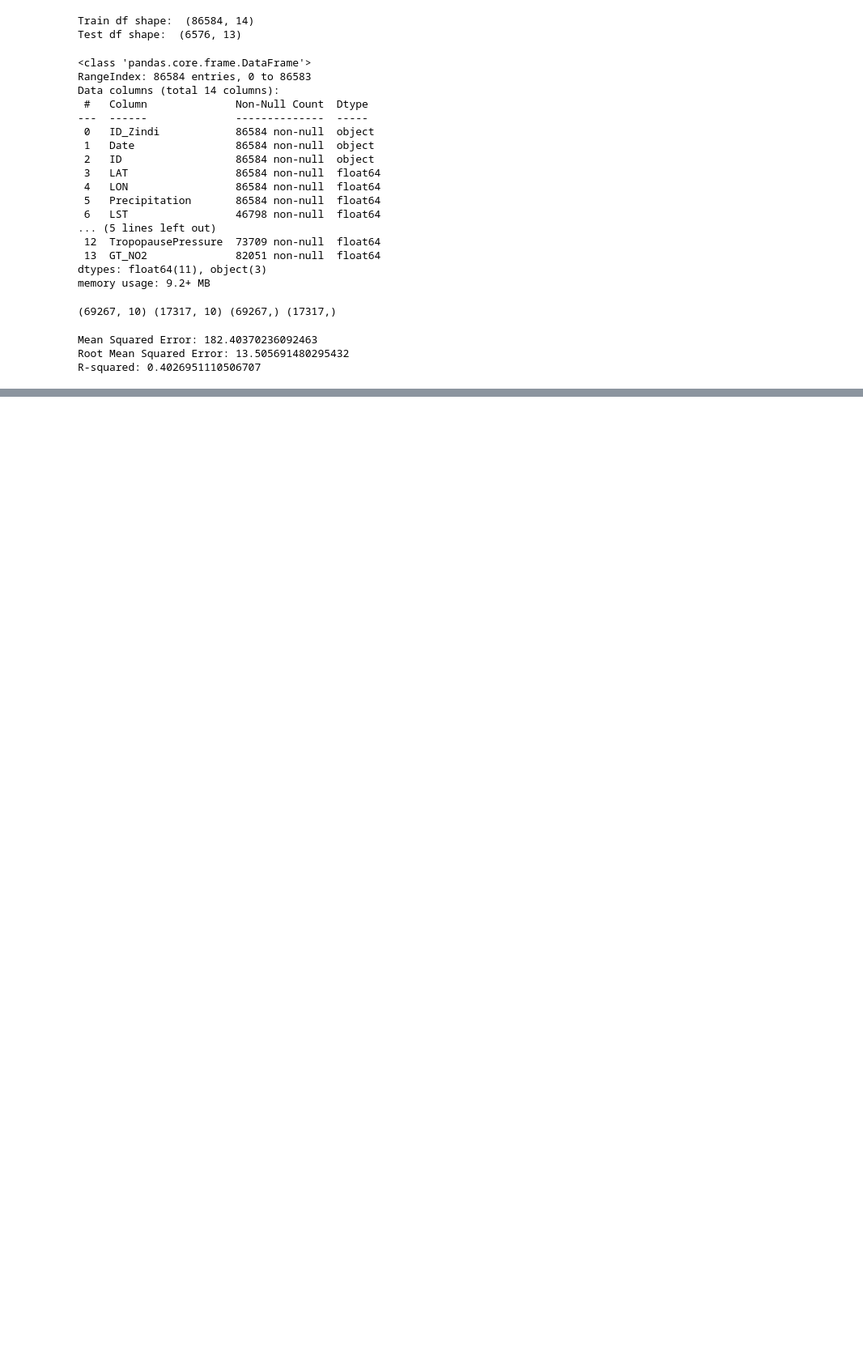
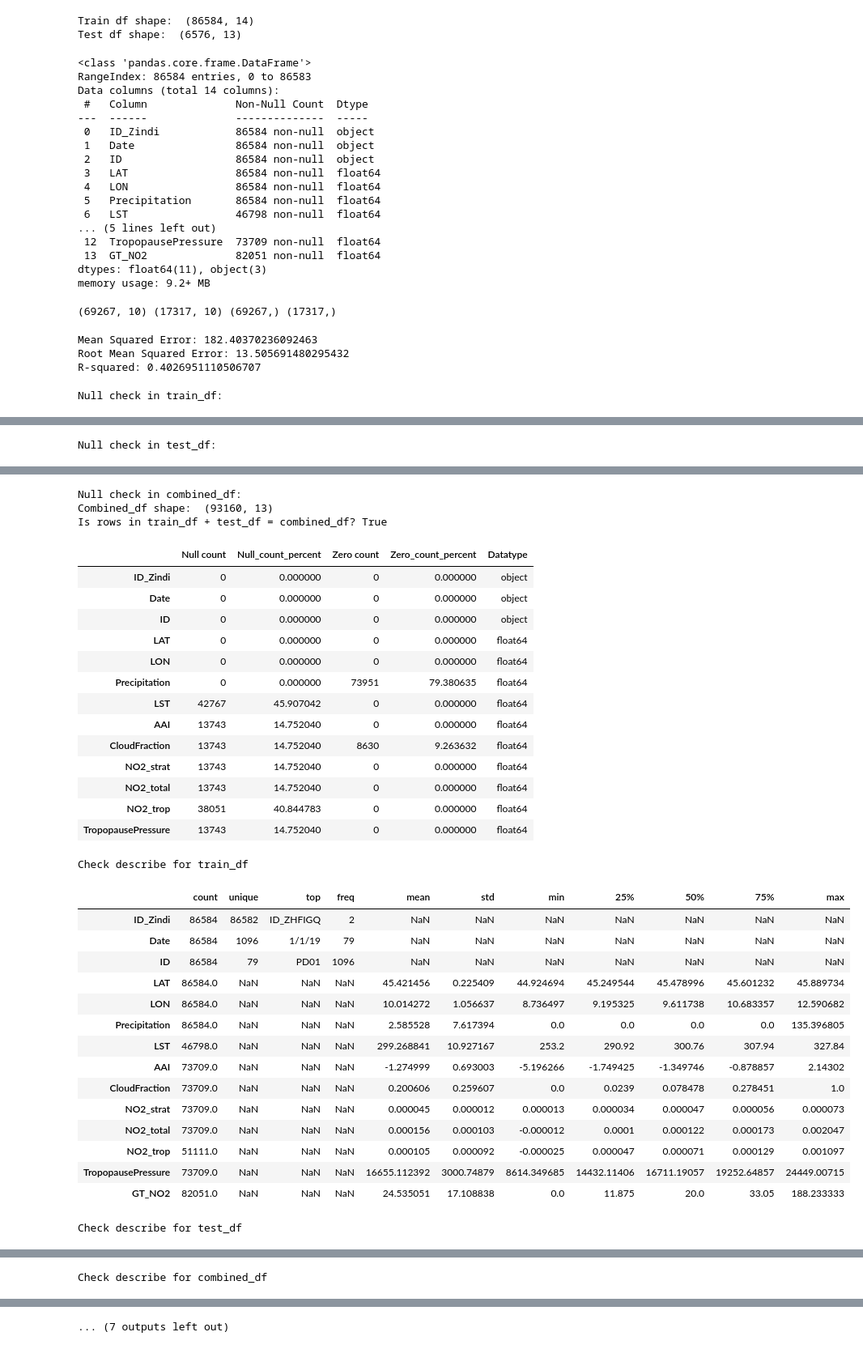
Before and after one commit to Anurag163/GeoAI_Ground_level_NO2_Zindi-, a Jupyter notebook: Pred_Model.ipynb, the cells around one changed output, grey strips where cells are left out. Shown: that part at 81% size. Cells and saved outputs as stored; diff of their text form; code cells hidden in the pictures; blank space fills up the shorter version.

```diff
--- a/Pred_Model.ipynb
+++ b/Pred_Model.ipynb
@@ -91,0 +178,18 @@ R-squared: 0.4026951110506707
+# %%
+perform_data_analysis(train_df_model_2,test_df_model_2)
+print('''
+We can see 79% of the precipitation as 0. Though  Lombardy and Veneto regions generally has  Mediterranean climate
+it is possible that precipitation can be zero in summer months. We have date column and this can be used to crosscheck.
+Summer months generally starts from June 1st and ends on August 31st. We can do time series analysis for this
+
+We can see 9% zeros for CloudFraction. Need to check which other feature is collinear with it.
+
+--------------
+
+41% of NO2_trop is null. We can solve 25% of it as NO2_strat+NO2_trop=NO2_total
+
+
+'''
+)
+# %% [output]
+Null check in train_df:
@@ -91,0 +211 @@ R-squared: 0.4026951110506707
+Null check in test_df:
@@ -91,0 +226,34 @@ R-squared: 0.4026951110506707
+Null check in combined_df:
+Combined_df shape:  (93160, 13)
+Is rows in train_df + test_df = combined_df? True
+|  | Null count | Null_count_percent | Zero count | Zero_count_percent | Datatype |
+| ID_Zindi | 0 | 0.000000 | 0 | 0.000000 | object |
+| Date | 0 | 0.000000 | 0 | 0.000000 | object |
+| ID | 0 | 0.000000 | 0 | 0.000000 | object |
+| LAT | 0 | 0.000000 | 0 | 0.000000 | float64 |
+| LON | 0 | 0.000000 | 0 | 0.000000 | float64 |
+| Precipitation | 0 | 0.000000 | 73951 | 79.380635 | float64 |
+| LST | 42767 | 45.907042 | 0 | 0.000000 | float64 |
+| AAI | 13743 | 14.752040 | 0 | 0.000000 | float64 |
+| CloudFraction | 13743 | 14.752040 | 8630 | 9.263632 | float64 |
+| NO2_strat | 13743 | 14.752040 | 0 | 0.000000 | float64 |
+| NO2_total | 13743 | 14.752040 | 0 | 0.000000 | float64 |
+| NO2_trop | 38051 | 40.844783 | 0 | 0.000000 | float64 |
+| TropopausePressure | 13743 | 14.752040 | 0 | 0.000000 | float64 |
+Check describe for train_df
+|  | count | unique | top | freq | mean | std | min | 25% | 50% | 75% | max |
+| ID_Zindi | 86584 | 86582 | ID_ZHFIGQ | 2 | NaN | NaN | NaN | NaN | NaN | NaN | NaN |
+| Date | 86584 | 1096 | 1/1/19 | 79 | NaN | NaN | NaN | NaN | NaN | NaN | NaN |
+| ID | 86584 | 79 | PD01 | 1096 | NaN | NaN | NaN | NaN | NaN | NaN | NaN |
+| LAT | 86584.0 | NaN | NaN | NaN | 45.421456 | 0.225409 | 44.924694 | 45.249544 | 45.478996 | 45.601232 | 45.889734 |
+| LON | 86584.0 | NaN | NaN | NaN | 10.014272 | 1.056637 | 8.736497 | 9.195325 | 9.611738 | 10.683357 | 12.590682 |
+| Precipitation | 86584.0 | NaN | NaN | NaN | 2.585528 | 7.617394 | 0.0 | 0.0 | 0.0 | 0.0 | 135.396805 |
+| LST | 46798.0 | NaN | NaN | NaN | 299.268841 | 10.927167 | 253.2 | 290.92 | 300.76 | 307.94 | 327.84 |
+| AAI | 73709.0 | NaN | NaN | NaN | -1.274999 | 0.693003 | -5.196266 | -1.749425 | -1.349746 | -0.878857 | 2.14302 |
+| CloudFraction | 73709.0 | NaN | NaN | NaN | 0.200606 | 0.259607 | 0.0 | 0.0239 | 0.078478 | 0.278451 | 1.0 |
+| NO2_strat | 73709.0 | NaN | NaN | NaN | 0.000045 | 0.000012 | 0.000013 | 0.000034 | 0.000047 | 0.000056 | 0.000073 |
+| NO2_total | 73709.0 | NaN | NaN | NaN | 0.000156 | 0.000103 | -0.000012 | 0.0001 | 0.000122 | 0.000173 | 0.002047 |
+| NO2_trop | 51111.0 | NaN | NaN | NaN | 0.000105 | 0.000092 | -0.000025 | 0.000047 | 0.000071 | 0.000129 | 0.001097 |
+| TropopausePressure | 73709.0 | NaN | NaN | NaN | 16655.112392 | 3000.74879 | 8614.349685 | 14432.11406 | 16711.19057 | 19252.64857 | 24449.00715 |
+| GT_NO2 | 82051.0 | NaN | NaN | NaN | 24.535051 | 17.108838 | 0.0 | 11.875 | 20.0 | 33.05 | 188.233333 |
+Check describe for test_df
@@ -91,0 +274 @@ R-squared: 0.4026951110506707
+Check describe for combined_df
@@ -91,0 +289 @@ R-squared: 0.4026951110506707
+... (7 outputs left out)
```
Also changed, not shown: parts of 12 cells of this notebook, 1 other file.
